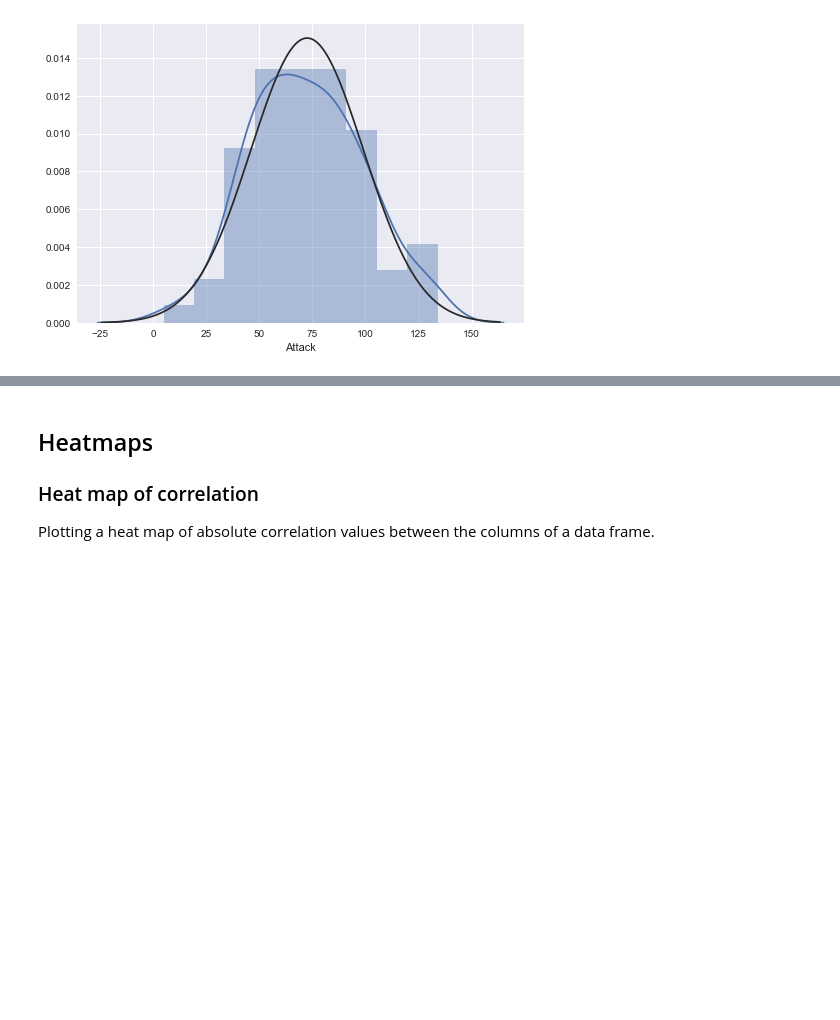
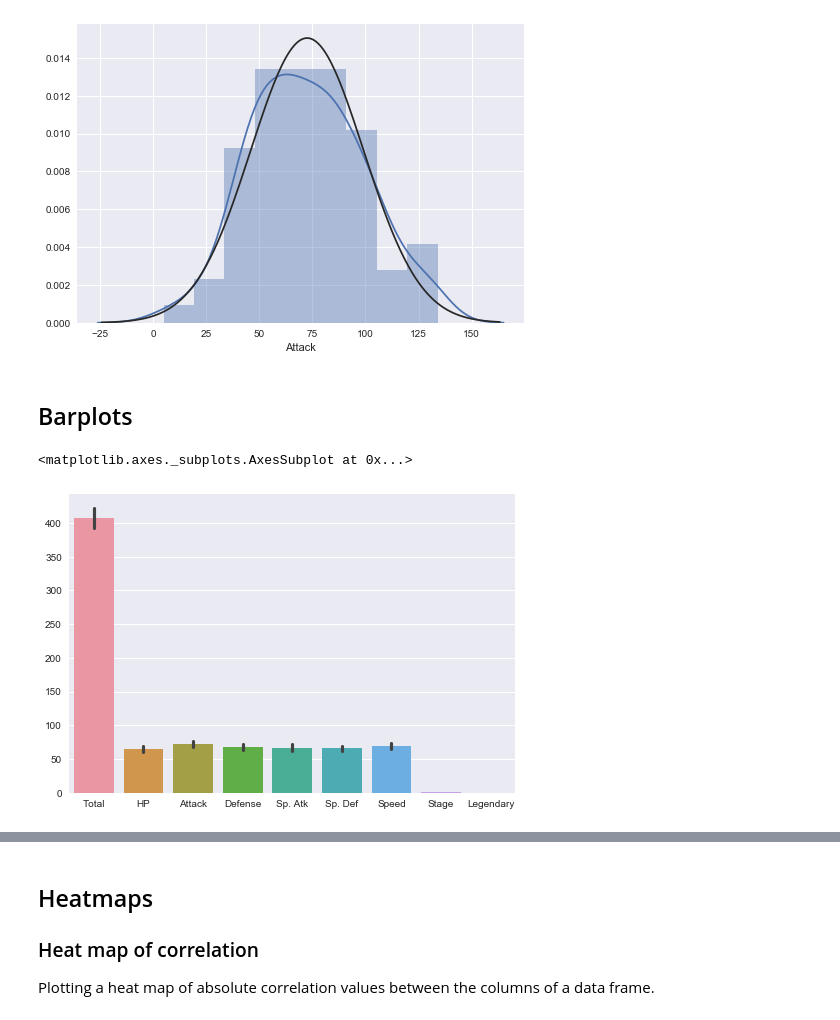
Before and after one commit to mujahed85/data-science-and-machine-learning-in-python, a Jupyter notebook: seaborn/seaborn.ipynb, the cells around one changed output, grey strips where cells are left out. Cells and saved outputs as stored; diff of their text form; code cells hidden in the pictures; blank space fills up the shorter version.

Commit message:
Barplots

```diff
--- a/seaborn/seaborn.ipynb
+++ b/seaborn/seaborn.ipynb
@@ -220,3 +220,10 @@ sns.distplot(df.Attack, fit = norm, kde = True)
 # %% [output]
 <matplotlib.axes._subplots.AxesSubplot at 0x...>
 [figure]
+# %% [markdown]
+## Barplots
+# %%
+sns.barplot(data = df)
+# %% [output]
+<matplotlib.axes._subplots.AxesSubplot at 0x...>
+[figure, added]
```
Also changed, not shown: parts of 5 cells of this notebook.
